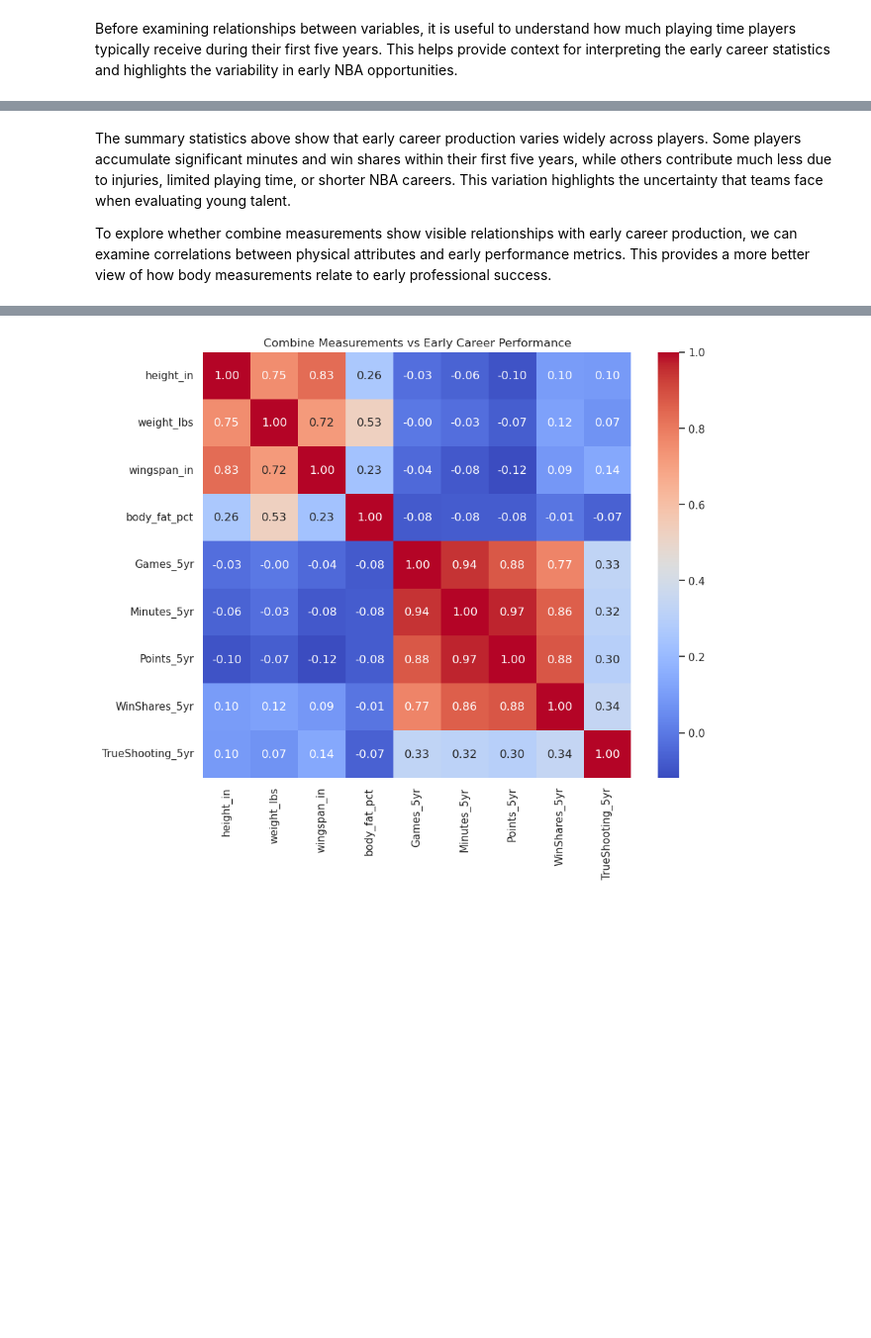
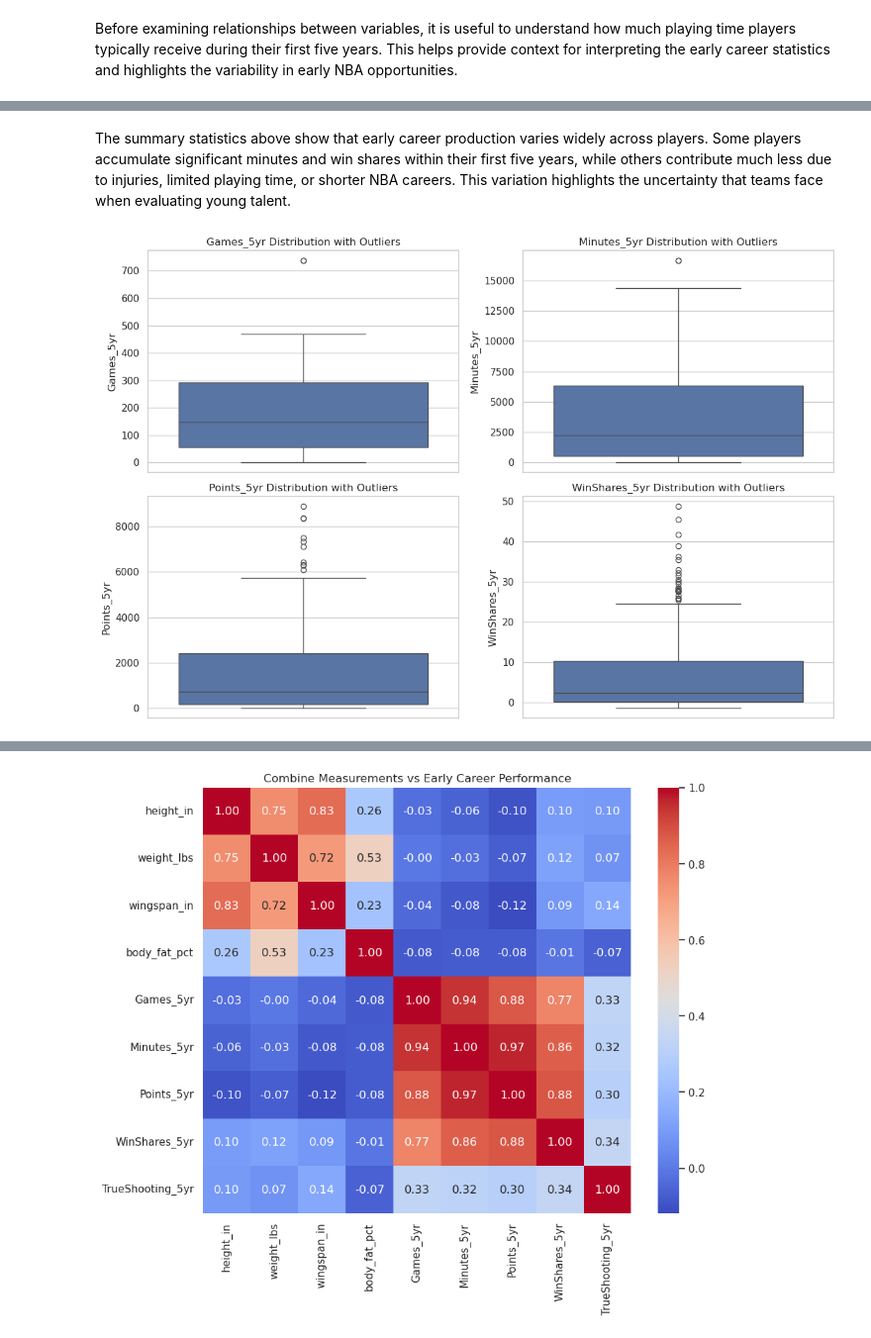
Before and after one commit to COGS108/Group010_WI26, a Jupyter notebook: 03-FinalProject.ipynb, the cells around one changed output, grey strips where cells are left out. Shown at 99% size. Cells and saved outputs as stored; diff of their text form; code cells hidden in the pictures; blank space fills up the shorter version.

Commit message:
EDA Section 4 Updated
Added boxplot and description talking about potential outliers

```diff
--- a/03-FinalProject.ipynb
+++ b/03-FinalProject.ipynb
@@ -855,5 +855,17 @@ merged_early[['Games_5yr','Minutes_5yr','Points_5yr','WinShares_5yr']].describe(
 | max | 737.000000 | 16645.000000 | 8880.000000 | 48.700000 |
 # %% [markdown]
 The summary statistics above show that early career production varies widely across players. Some players accumulate significant minutes and win shares within their first five years, while others contribute much less due to injuries, limited playing time, or shorter NBA careers. This variation highlights the uncertainty that teams face when evaluating young talent.
-
-To explore whether combine measurements show visible relationships with early career production, we can examine correlations between physical attributes and early performance metrics. This provides a more better view of how body measurements relate to early professional success.
+# %%
+plt.figure(figsize=(12,8))
+
+early_metrics = ['Games_5yr','Minutes_5yr','Points_5yr','WinShares_5yr']
+
+for i, col in enumerate(early_metrics):
+    plt.subplot(2,2,i+1)
+    sns.boxplot(y=merged_early[col])
+    plt.title(f"{col} Distribution with Outliers")
+
+plt.tight_layout()
+plt.show()
+# %% [output]
+[figure, added]
```
Also changed, not shown: parts of 2 cells of this notebook.
